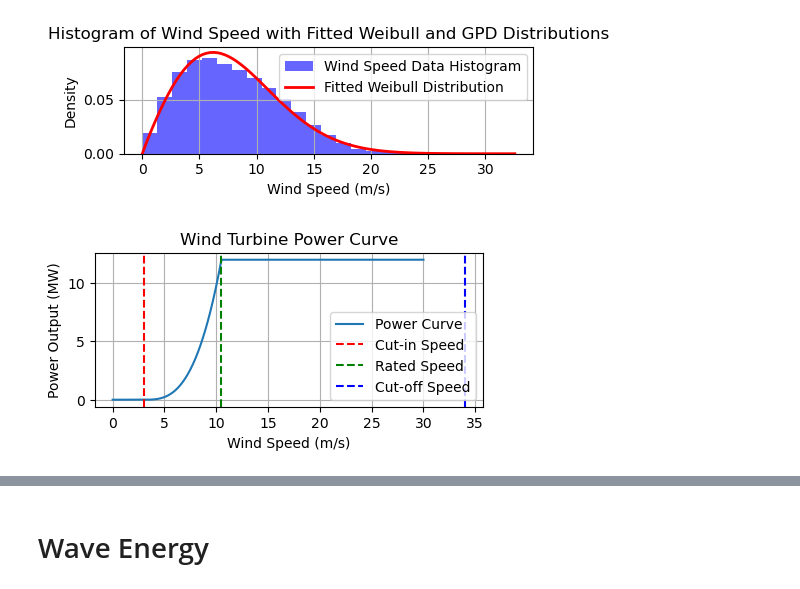
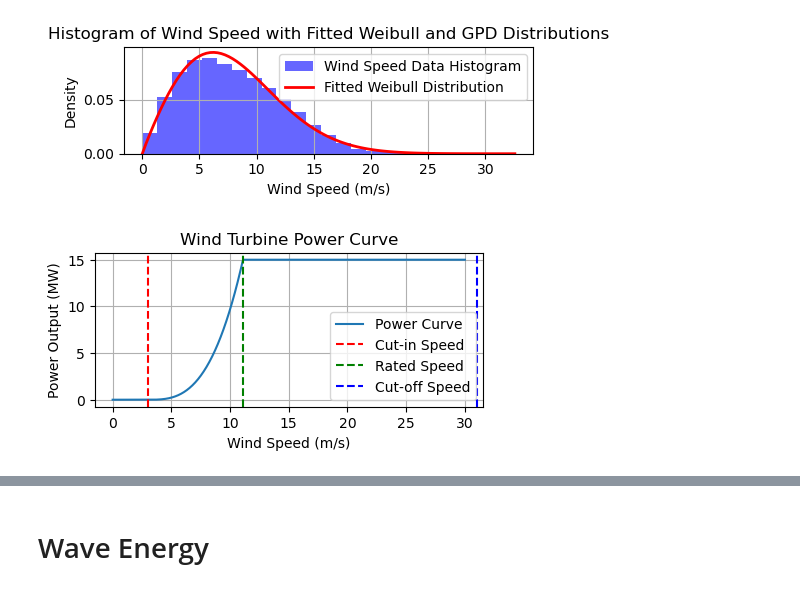
Before and after one commit to nurliaarina16/Thesis, a Jupyter notebook: wind-wave.ipynb, the cells around one changed output, grey strips where cells are left out. Saved outputs shown, nothing was run; the diff lists cells and outputs as text; code cells hidden in the pictures.

```diff
--- a/wind-wave.ipynb
+++ b/wind-wave.ipynb
@@ -111,37 +111,37 @@ Weibull parameters: shape=1.945, loc=0.000, scale=8.967
 #Creating Power Curve
 
 cutin_speed = 3 #m/s
-r_speed = 10.5 #m/s
-cutoff_speed = 34 #m/s
-rated_power = 12 #MW
+r_speed = 11.1 #m/s
+cutoff_speed = 31 #m/s
+rated_power = 15 #MW
 
 wind_speed = np.linspace(0, 30, 500)
 power_output_greedy = np.zeros_like(wind_speed)
 
 for i, v in enumerate(wind_speed):
     if v < cutin_speed:
         power_output_greedy[i] = 0
     elif cutin_speed <= v < r_speed:
         power_output_greedy[i] = rated_power * ((v - cutin_speed) / (r_speed - cutin_speed)) ** 3
     elif r_speed <= v <= cutoff_speed:
         power_output_greedy[i] = rated_power
     else:
         power_output_greedy[i] = 0
 
 plt.figure(figsize=(5,2))
 plt.plot(wind_speed, power_output_greedy, label='Power Curve')
 plt.axvline(cutin_speed, color='r', linestyle='--', label='Cut-in Speed')
 plt.axvline(r_speed, color='g', linestyle='--', label='Rated Speed')
 plt.axvline(cutoff_speed, color='b', linestyle='--', label='Cut-off Speed')
 plt.xlabel('Wind Speed (m/s)')
 plt.ylabel('Power Output (MW)')
 plt.title('Wind Turbine Power Curve')
 plt.legend()
 plt.grid(True)
 plt.savefig('./power_curve.png')
 plt.show()
 # %% [output]
-[figure, old version]
+[figure, new version]
 # %%
 # Wind farm area
 farm_length = 20000  # x-axis (m)
```
Also changed, not shown: parts of 9 cells of this notebook, 13 other files.
